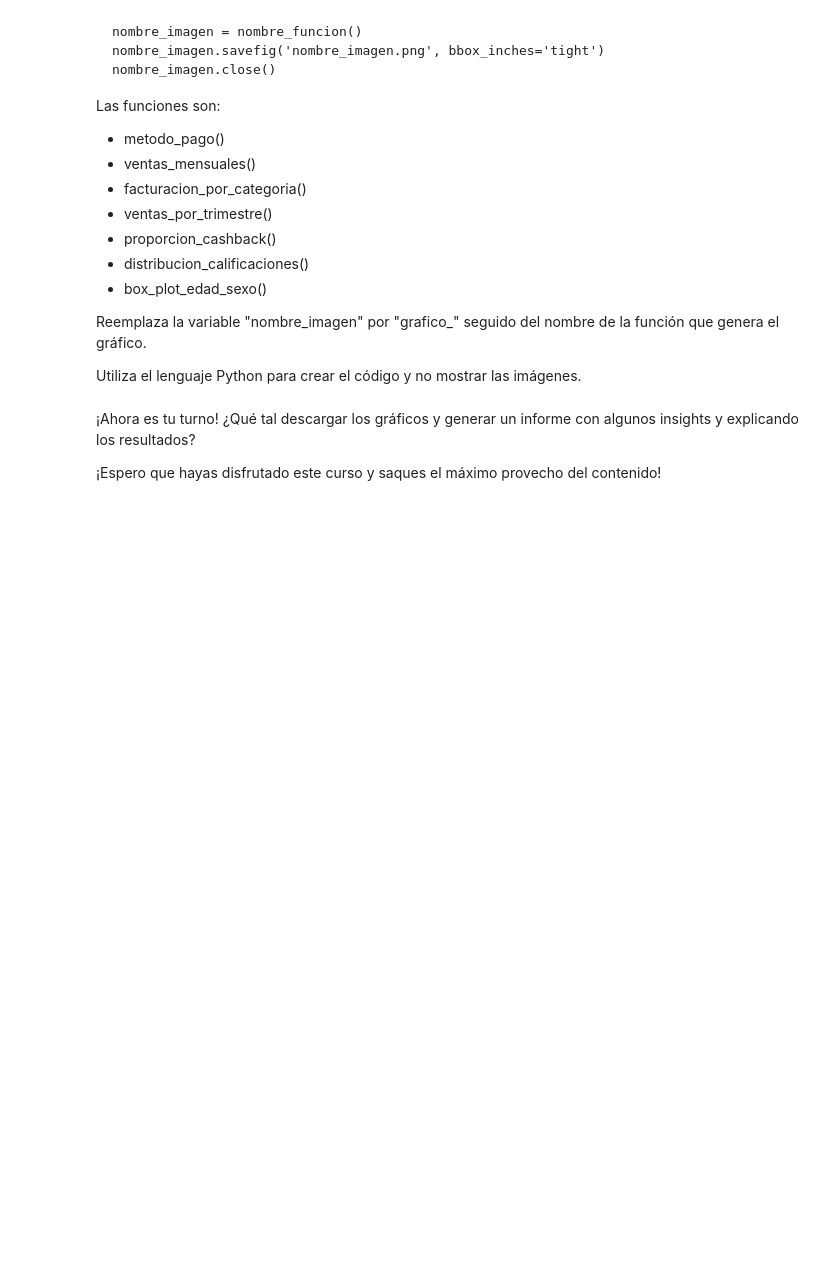
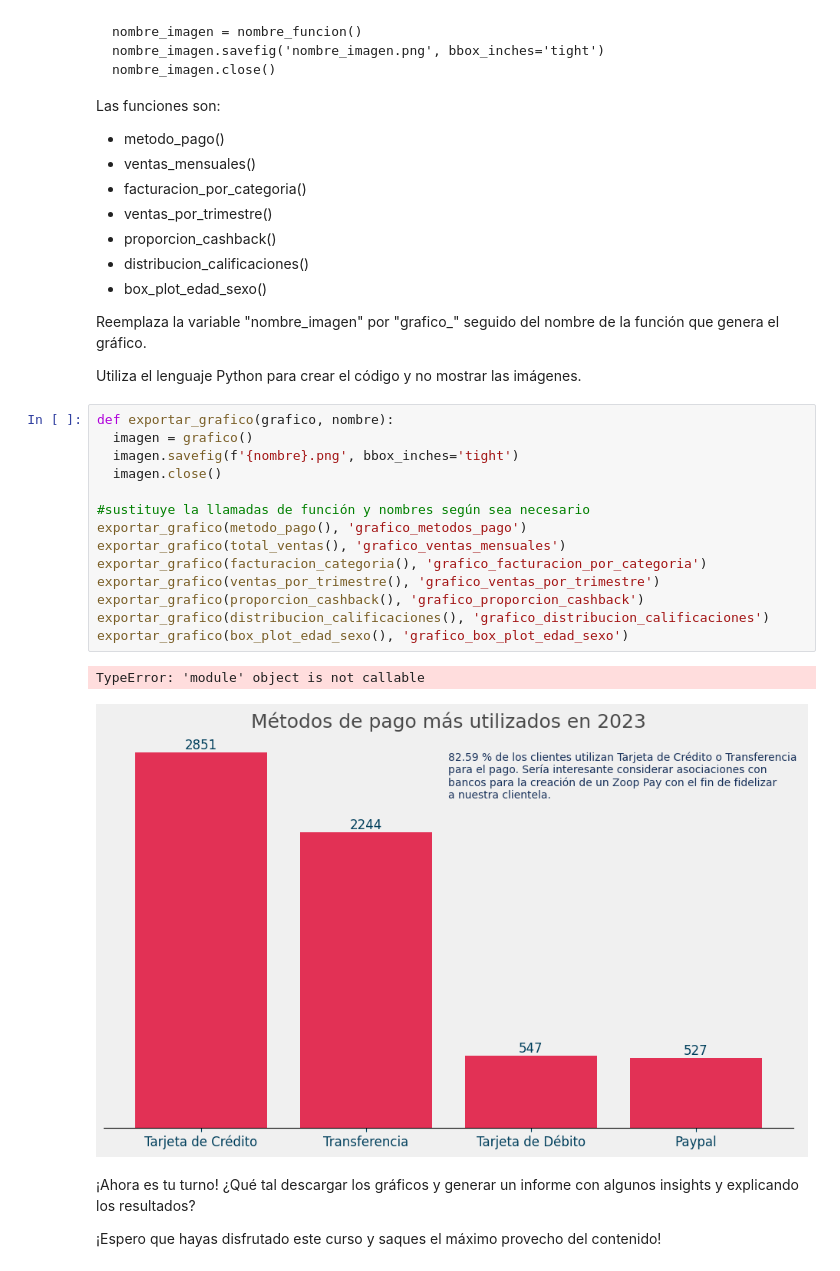
Before and after one commit to AndresCMontejo/IA_Aplicada_a_Ciencia_de_datos, a Jupyter notebook: IA_aplicada_a_ciencia_de_datos.ipynb, the cells around one changed output. Cells and saved outputs as stored; diff of their text form; blank space fills up the shorter version.

```diff
--- a/IA_aplicada_a_ciencia_de_datos.ipynb
+++ b/IA_aplicada_a_ciencia_de_datos.ipynb
@@ -2455,6 +2455,23 @@ Las funciones son:
 Reemplaza la variable "nombre_imagen" por "grafico_" seguido del nombre de la función que genera el gráfico.
 
 Utiliza el lenguaje Python para crear el código y no mostrar las imágenes.
+# %%
+def exportar_grafico(grafico, nombre):
+  imagen = grafico()
+  imagen.savefig(f'{nombre}.png', bbox_inches='tight')
+  imagen.close()
+
+#sustituye la llamadas de función y nombres según sea necesario
+exportar_grafico(metodo_pago(), 'grafico_metodos_pago')
+exportar_grafico(total_ventas(), 'grafico_ventas_mensuales')
+exportar_grafico(facturacion_categoria(), 'grafico_facturacion_por_categoria')
+exportar_grafico(ventas_por_trimestre(), 'grafico_ventas_por_trimestre')
+exportar_grafico(proporcion_cashback(), 'grafico_proporcion_cashback')
+exportar_grafico(distribucion_calificaciones(), 'grafico_distribucion_calificaciones')
+exportar_grafico(box_plot_edad_sexo(), 'grafico_box_plot_edad_sexo')
+# %% [output]
+TypeError: 'module' object is not callable
+[figure, added]
 # %% [markdown]
 ¡Ahora es tu turno! ¿Qué tal descargar los gráficos y generar un informe con algunos insights y explicando los resultados?
 
```
